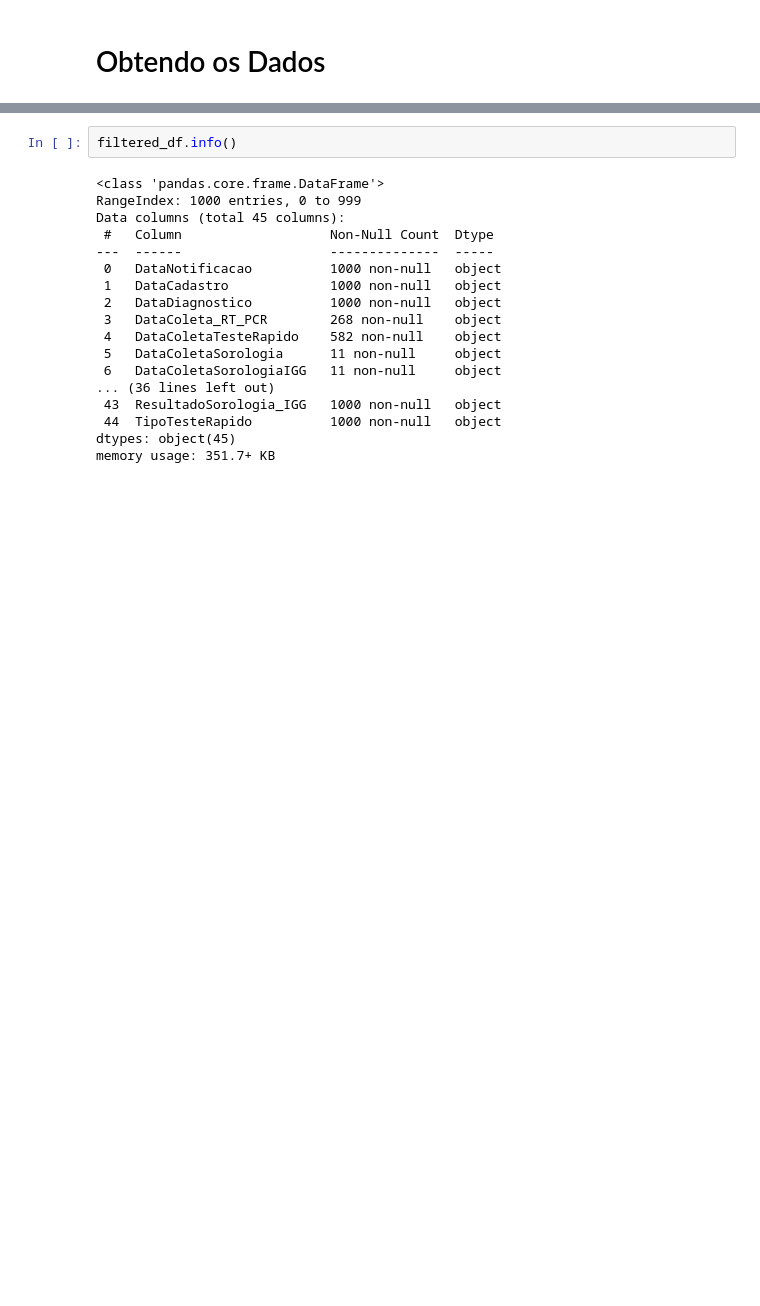
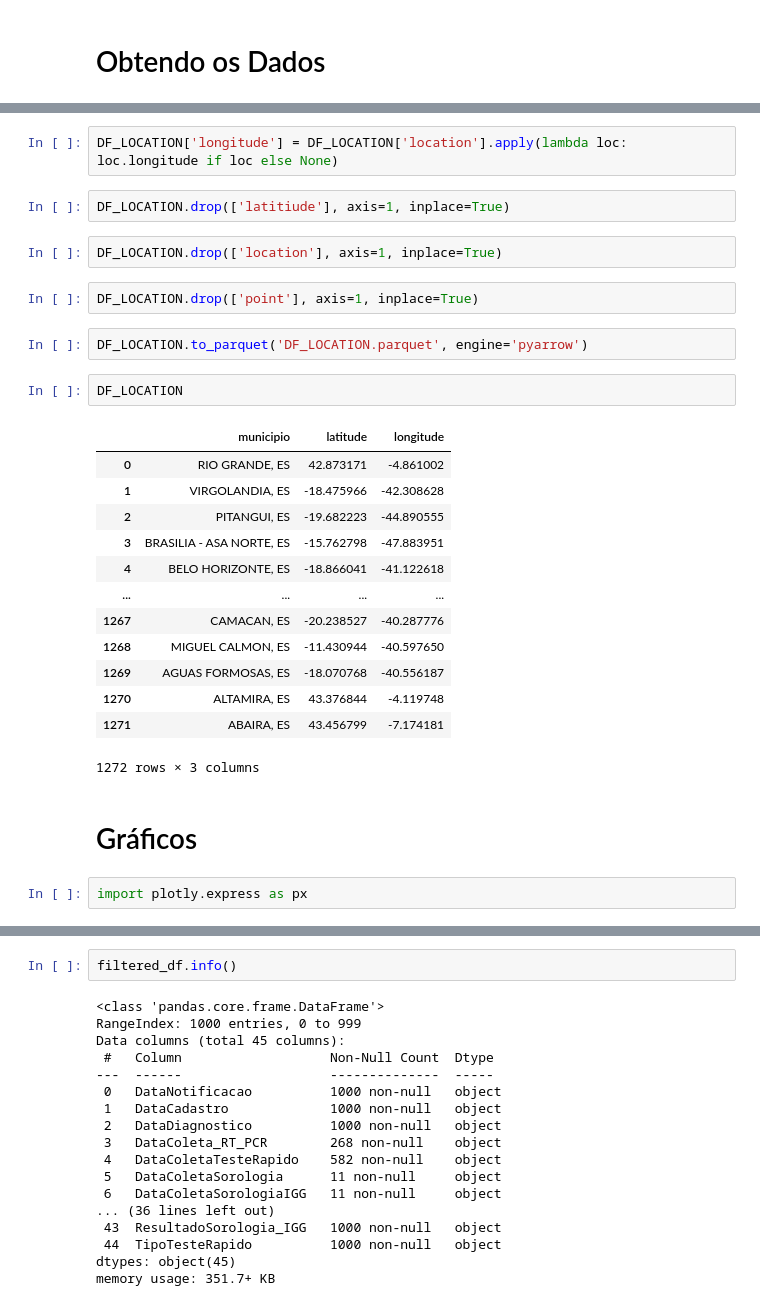
Before and after one commit to uallasleles/VUPS-MentoriaDSA2021, a Jupyter notebook: Exploratory-Data-Analysis.ipynb, the cells around one changed output, grey strips where cells are left out. Saved outputs shown, nothing was run; the diff lists cells and outputs as text; blank space fills up the shorter version.

```diff
--- a/Exploratory-Data-Analysis.ipynb
+++ b/Exploratory-Data-Analysis.ipynb
@@ -12,0 +179,30 @@ df = vups.get_data(nrows=10000)
+# %%
+DF_LOCATION['longitude'] = DF_LOCATION['location'].apply(lambda loc: loc.longitude if loc else None)
+# %%
+DF_LOCATION.drop(['latitiude'], axis=1, inplace=True)
+# %%
+DF_LOCATION.drop(['location'], axis=1, inplace=True)
+# %%
+DF_LOCATION.drop(['point'], axis=1, inplace=True)
+# %%
+DF_LOCATION.to_parquet('DF_LOCATION.parquet', engine='pyarrow')
+# %%
+DF_LOCATION
+# %% [output]
+|  | municipio | latitude | longitude |
+| 0 | RIO GRANDE, ES | 42.873171 | -4.861002 |
+| 1 | VIRGOLANDIA, ES | -18.475966 | -42.308628 |
+| 2 | PITANGUI, ES | -19.682223 | -44.890555 |
+| 3 | BRASILIA - ASA NORTE, ES | -15.762798 | -47.883951 |
+| 4 | BELO HORIZONTE, ES | -18.866041 | -41.122618 |
+| ... | ... | ... | ... |
+| 1267 | CAMACAN, ES | -20.238527 | -40.287776 |
+| 1268 | MIGUEL CALMON, ES | -11.430944 | -40.597650 |
+| 1269 | AGUAS FORMOSAS, ES | -18.070768 | -40.556187 |
+| 1270 | ALTAMIRA, ES | 43.376844 | -4.119748 |
+| 1271 | ABAIRA, ES | 43.456799 | -7.174181 |
+1272 rows × 3 columns
+# %% [markdown]
+# Gráficos
+# %%
+import plotly.express as px
```
Also changed, not shown: parts of 64 cells of this notebook, 12 other files.
